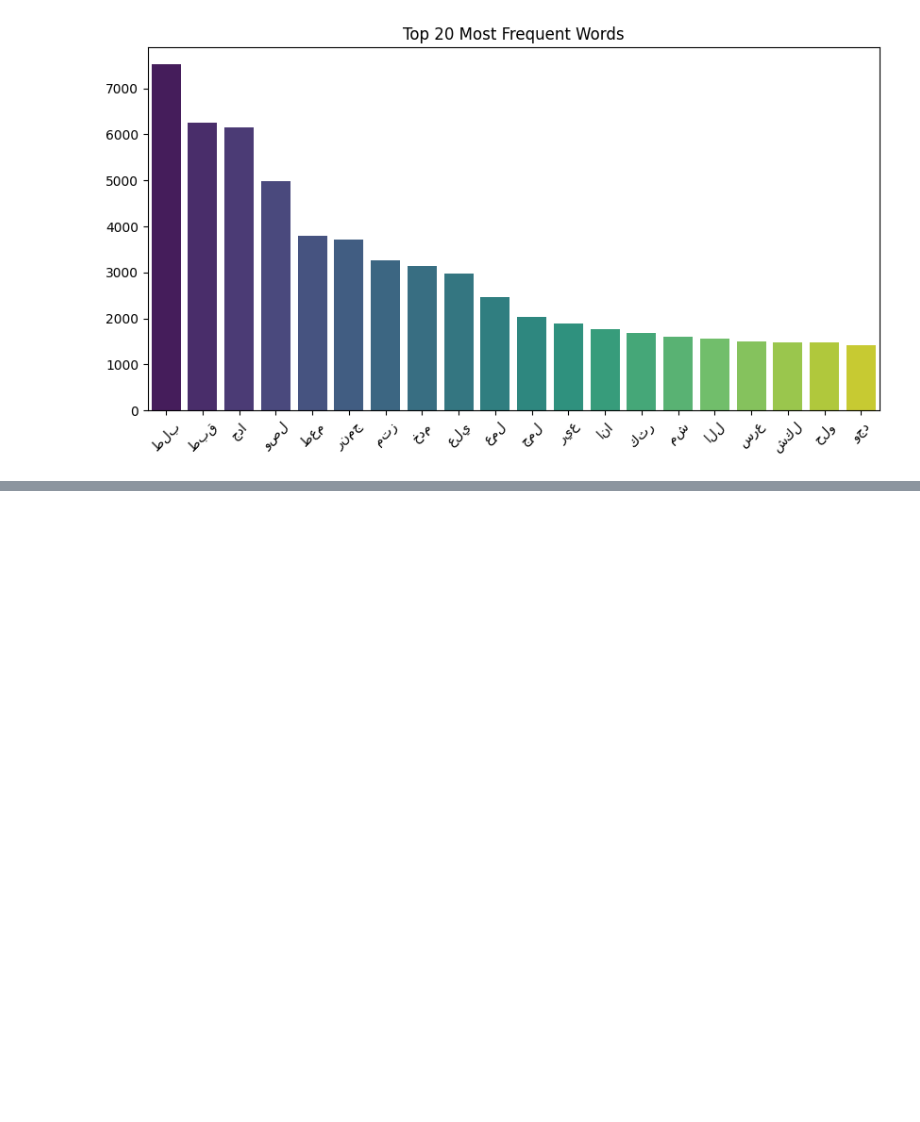
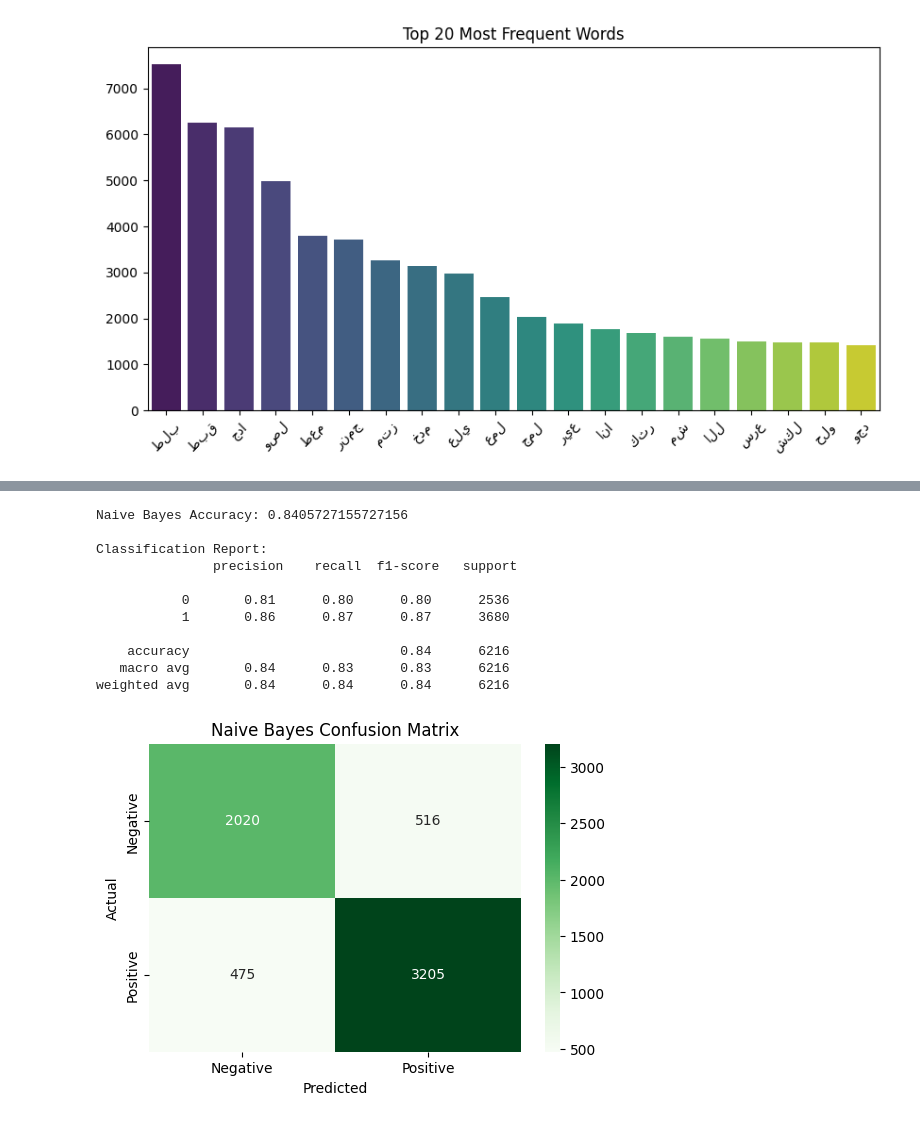
Before and after one commit to YoussefDiaa1/Project-ITI, a Jupyter notebook: Arabic.ipynb, the cells around one changed output, grey strips where cells are left out. Drawn from its saved outputs; the diff is of its cells as text; code cells hidden in the pictures; blank space fills up the shorter version.

```diff
--- a/Arabic.ipynb
+++ b/Arabic.ipynb
@@ -213,0 +282,33 @@ X_test_vec = vectorizer.transform(X_test)
+# %%
+from sklearn.naive_bayes import MultinomialNB
+from sklearn.metrics import accuracy_score, classification_report, confusion_matrix
+import seaborn as sns
+import matplotlib.pyplot as plt
+nb_model = MultinomialNB()
+nb_model.fit(X_train, y_train)
+y_pred_nb = nb_model.predict(X_test)
+print("Naive Bayes Accuracy:", accuracy_score(y_test, y_pred_nb))
+print("\nClassification Report:\n", classification_report(y_test, y_pred_nb))
+# Confusion Matrix
+cm = confusion_matrix(y_test, y_pred_nb)
+plt.figure(figsize=(6,4))
+sns.heatmap(cm, annot=True, fmt="d", cmap="Greens",
+            xticklabels=["Negative","Positive"],
+            yticklabels=["Negative","Positive"])
+plt.xlabel("Predicted")
+plt.ylabel("Actual")
+plt.title("Naive Bayes Confusion Matrix")
+plt.show()
+# %% [output]
+Naive Bayes Accuracy: 0.8405727155727156
+
+Classification Report:
+               precision    recall  f1-score   support
+
+           0       0.81      0.80      0.80      2536
+           1       0.86      0.87      0.87      3680
+
+    accuracy                           0.84      6216
+   macro avg       0.84      0.83      0.83      6216
+weighted avg       0.84      0.84      0.84      6216
+[figure, added]
```
Also changed, not shown: parts of 5 cells of this notebook.
